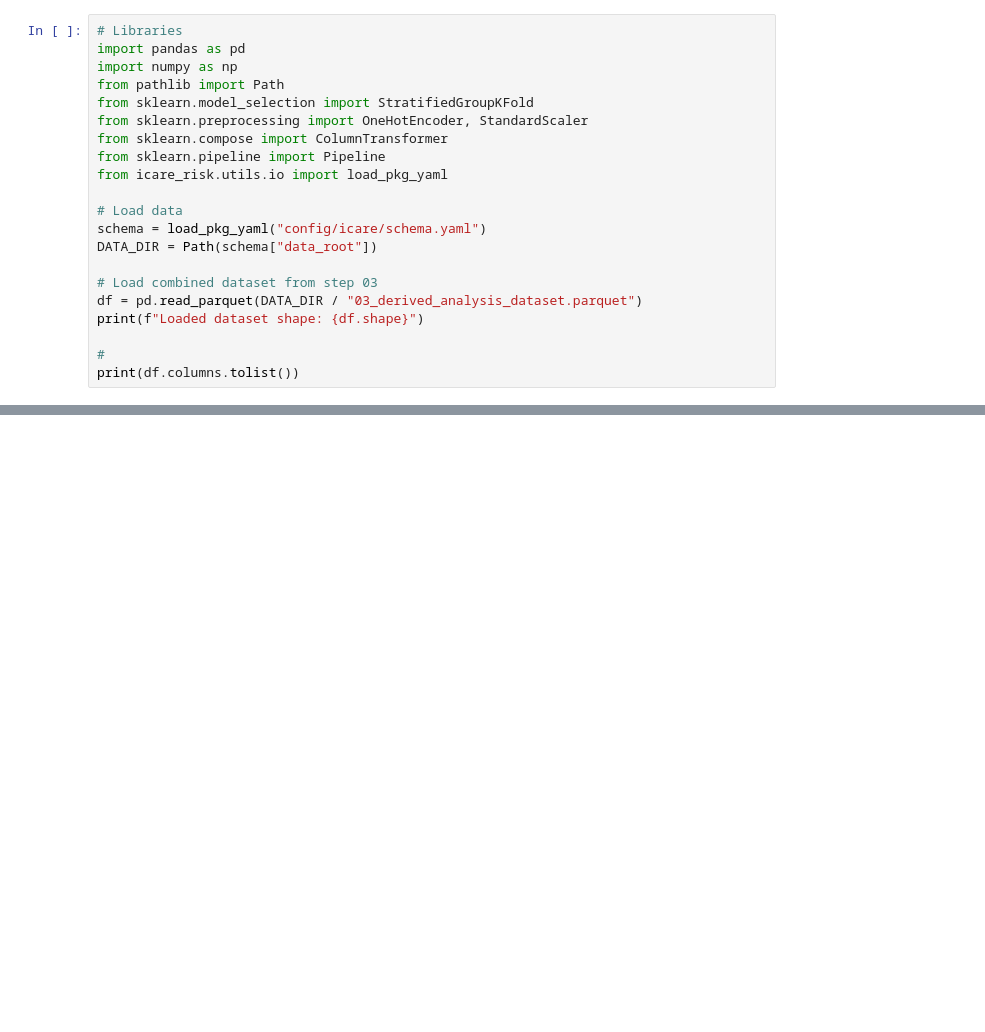
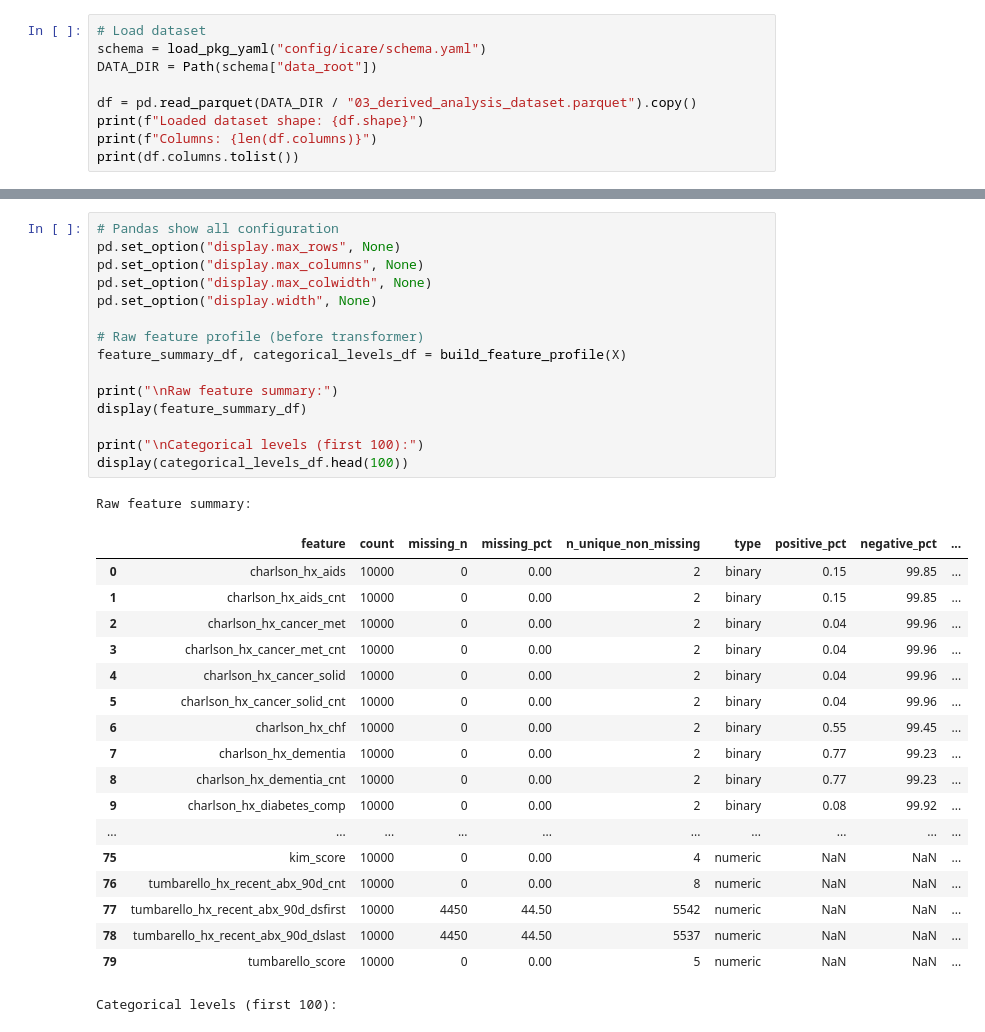
Before and after one commit to bahp/icare-risk, a Jupyter notebook: notebooks/b_preparation/07_mlprep.ipynb, the cells around one changed output, grey strips where cells are left out. Saved outputs shown, nothing was run; the diff lists cells and outputs as text; blank space fills up the shorter version.

```diff
--- a/notebooks/b_preparation/07_mlprep.ipynb
+++ b/notebooks/b_preparation/07_mlprep.ipynb
@@ -23,23 +30,11 @@
 # %%
-# Libraries
-import pandas as pd
-import numpy as np
-from pathlib import Path
-from sklearn.model_selection import StratifiedGroupKFold
-from sklearn.preprocessing import OneHotEncoder, StandardScaler
-from sklearn.compose import ColumnTransformer
-from sklearn.pipeline import Pipeline
-from icare_risk.utils.io import load_pkg_yaml
-
-# Load data
+# Load dataset
 schema = load_pkg_yaml("config/icare/schema.yaml")
 DATA_DIR = Path(schema["data_root"])
 
-# Load combined dataset from step 03
-df = pd.read_parquet(DATA_DIR / "03_derived_analysis_dataset.parquet")
+df = pd.read_parquet(DATA_DIR / "03_derived_analysis_dataset.parquet").copy()
 print(f"Loaded dataset shape: {df.shape}")
-
-#
+print(f"Columns: {len(df.columns)}")
 print(df.columns.tolist())
 # %% [output]
 Loaded dataset shape: (10000, 186)
@@ -563,0 +490,35 @@ Total remaining NaNs: 0
+# %%
+# Pandas show all configuration
+pd.set_option("display.max_rows", None)
+pd.set_option("display.max_columns", None)
+pd.set_option("display.max_colwidth", None)
+pd.set_option("display.width", None)
+
+# Raw feature profile (before transformer)
+feature_summary_df, categorical_levels_df = build_feature_profile(X)
+
+print("\nRaw feature summary:")
+display(feature_summary_df)
+
+print("\nCategorical levels (first 100):")
+display(categorical_levels_df.head(100))
+# %% [output]
+Raw feature summary:
+|  | feature | count | missing_n | missing_pct | n_unique_non_missing | type | positive_pct | negative_pct | ... |
+| 0 | charlson_hx_aids | 10000 | 0 | 0.00 | 2 | binary | 0.15 | 99.85 | ... |
+| 1 | charlson_hx_aids_cnt | 10000 | 0 | 0.00 | 2 | binary | 0.15 | 99.85 | ... |
+| 2 | charlson_hx_cancer_met | 10000 | 0 | 0.00 | 2 | binary | 0.04 | 99.96 | ... |
+| 3 | charlson_hx_cancer_met_cnt | 10000 | 0 | 0.00 | 2 | binary | 0.04 | 99.96 | ... |
+| 4 | charlson_hx_cancer_solid | 10000 | 0 | 0.00 | 2 | binary | 0.04 | 99.96 | ... |
+| 5 | charlson_hx_cancer_solid_cnt | 10000 | 0 | 0.00 | 2 | binary | 0.04 | 99.96 | ... |
+| 6 | charlson_hx_chf | 10000 | 0 | 0.00 | 2 | binary | 0.55 | 99.45 | ... |
+| 7 | charlson_hx_dementia | 10000 | 0 | 0.00 | 2 | binary | 0.77 | 99.23 | ... |
+| 8 | charlson_hx_dementia_cnt | 10000 | 0 | 0.00 | 2 | binary | 0.77 | 99.23 | ... |
+| 9 | charlson_hx_diabetes_comp | 10000 | 0 | 0.00 | 2 | binary | 0.08 | 99.92 | ... |
+| ... | ... | ... | ... | ... | ... | ... | ... | ... | ... |
+| 75 | kim_score | 10000 | 0 | 0.00 | 4 | numeric | NaN | NaN | ... |
+| 76 | tumbarello_hx_recent_abx_90d_cnt | 10000 | 0 | 0.00 | 8 | numeric | NaN | NaN | ... |
+| 77 | tumbarello_hx_recent_abx_90d_dsfirst | 10000 | 4450 | 44.50 | 5542 | numeric | NaN | NaN | ... |
+| 78 | tumbarello_hx_recent_abx_90d_dslast | 10000 | 4450 | 44.50 | 5537 | numeric | NaN | NaN | ... |
+| 79 | tumbarello_score | 10000 | 0 | 0.00 | 5 | numeric | NaN | NaN | ... |
+Categorical levels (first 100):
```
Also changed, not shown: parts of 20 cells of this notebook, 7 other files.
